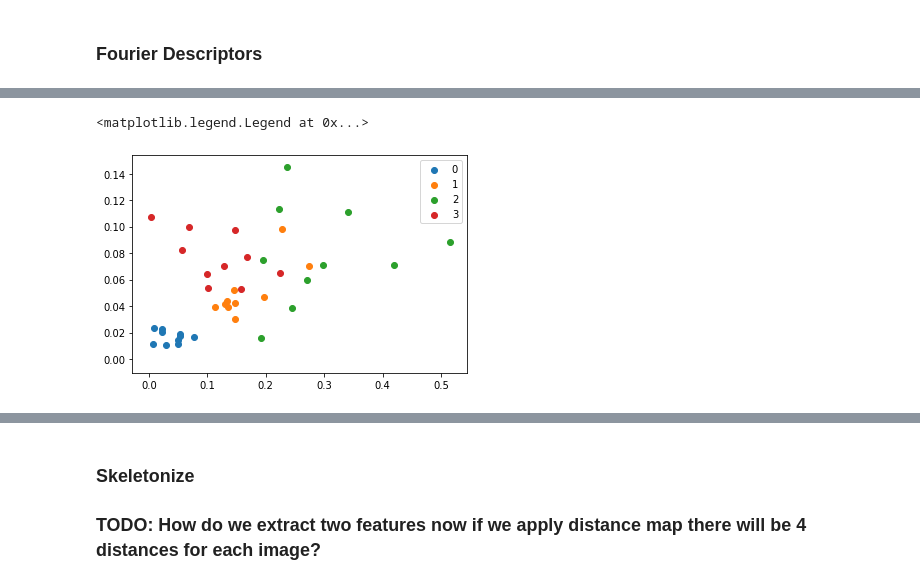
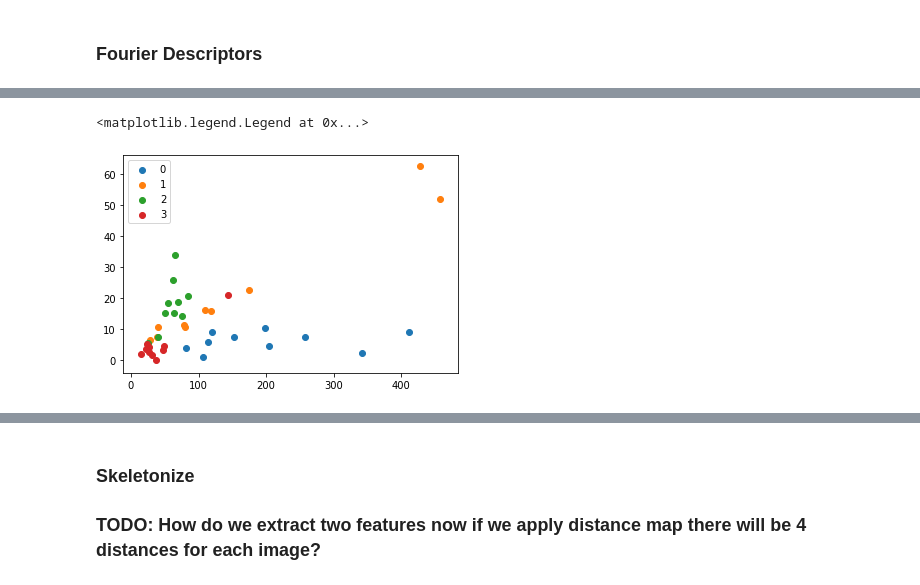
Before and after one commit to Jiang15/Image_analysis_and_pattern-recognition, a Jupyter notebook: Lab 2/lab_02_object_description.ipynb, the cells around one changed output, grey strips where cells are left out. Saved outputs shown, nothing was run; the diff lists cells and outputs as text; code cells hidden in the pictures.

```diff
--- a/Lab 2/lab_02_object_description.ipynb
+++ b/Lab 2/lab_02_object_description.ipynb
@@ -745,15 +781,15 @@ plt.legend(["0", "1", "2", "3"])
 # %%
 # original images
-f1 = 3
-f2 = 5
-f_div = 1
+f1 = 1
+f2 = 3
+f_div = 8
 FD0, FD1 = get_fourier_discriptor(zeros_im, ones_im, f1, f2, f_div)
 FD2, FD3 = get_fourier_discriptor(twos_im, threes_im, f1, f2, f_div)
 plt.scatter(FD0[:,0], FD0[:,1])
 plt.scatter(FD1[:,0], FD1[:,1])
 plt.scatter(FD2[:,0], FD2[:,1])
 plt.scatter(FD3[:,0], FD3[:,1])
 plt.legend(["0","1","2","3"])
 # %% [output]
 <matplotlib.legend.Legend at 0x...>
-[figure, old version]
+[figure, new version]
```
Also changed, not shown: parts of 23 cells of this notebook.
